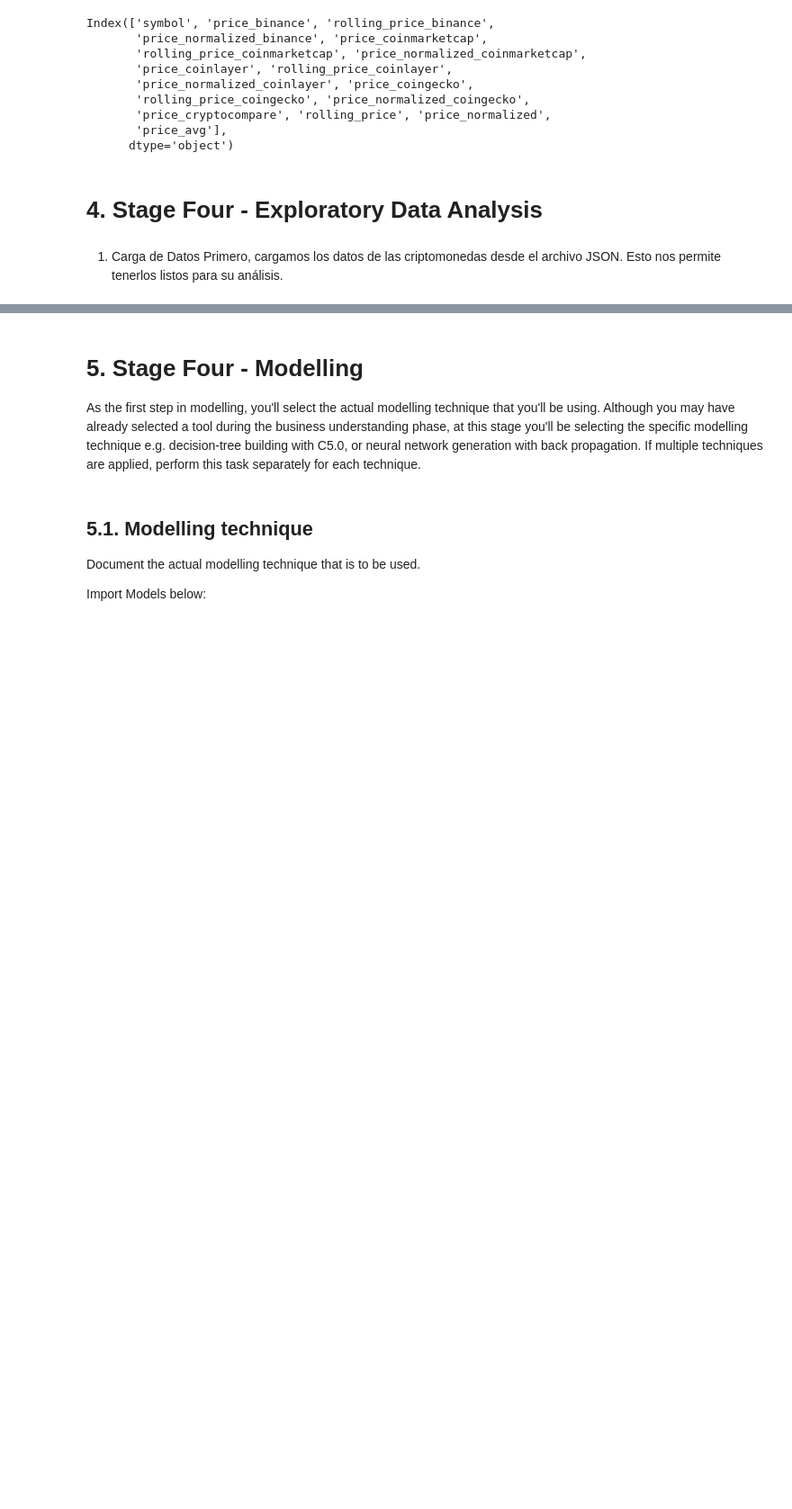
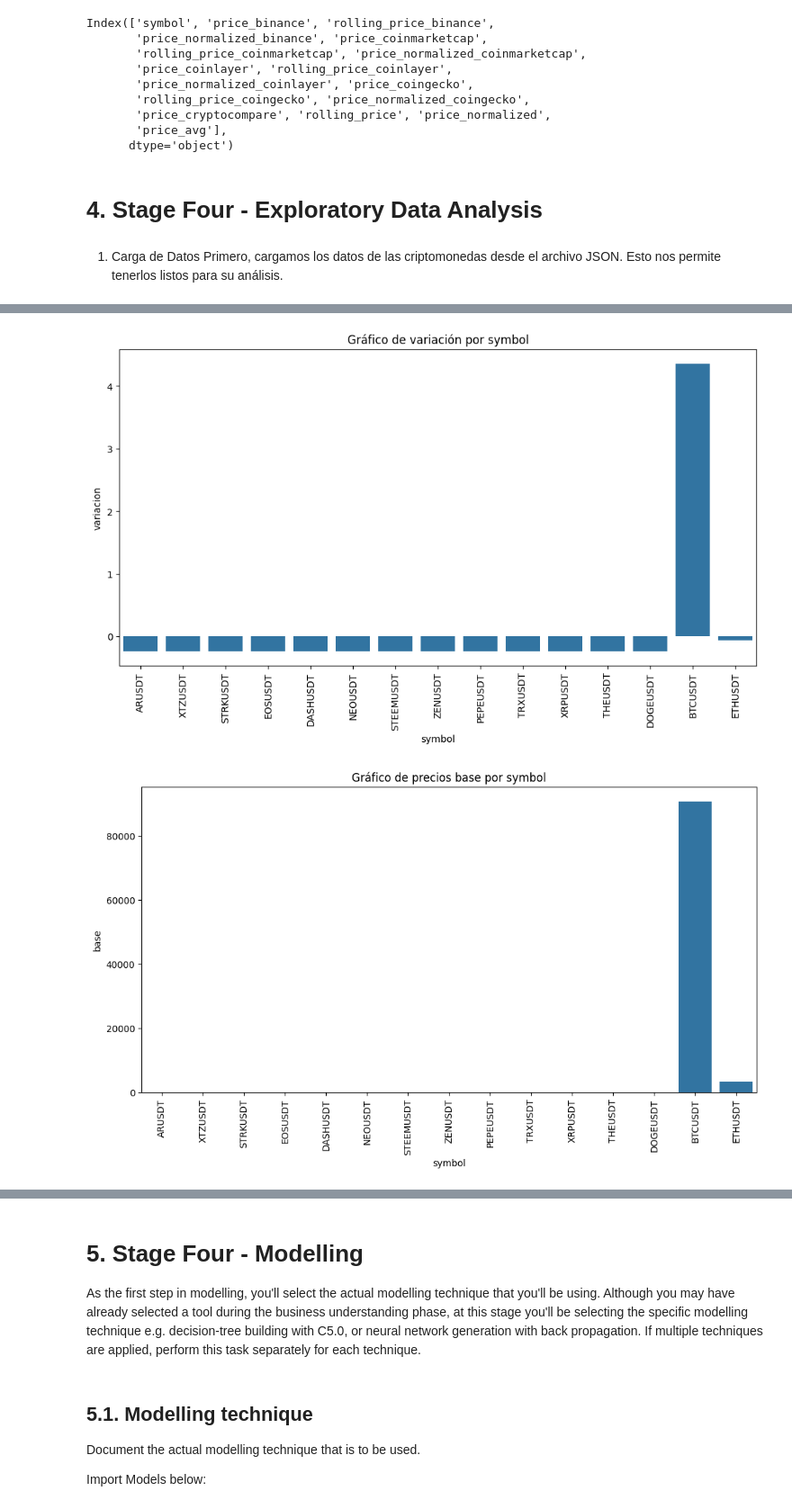
Before and after one commit to IngDatos-SocialMedia/Ing-Datos-Back, a Jupyter notebook: GRUPO-03-ING-DATOS.ipynb, the cells around one changed output, grey strips where cells are left out. Shown at 90% size. Saved outputs shown, nothing was run; the diff lists cells and outputs as text; code cells hidden in the pictures; blank space fills up the shorter version.

Commit message:
fix:Generacion y creacion de datos completa

```diff
--- a/GRUPO-03-ING-DATOS.ipynb
+++ b/GRUPO-03-ING-DATOS.ipynb
@@ -2059,0 +1937,50 @@ Matriz de correlación:
+# %%
+import pandas as pd
+import matplotlib.pyplot as plt
+import seaborn as sns
+
+# Cargar los datos desde el archivo CSV
+file_path = "dataset/dataset.csv"  # Ruta a tu archivo CSV
+
+# Leer el archivo CSV en un DataFrame de pandas
+df = pd.read_csv(file_path)
+
+# Ver las primeras filas para asegurarnos que los datos se han cargado correctamente
+print(df.head())
+
+# Descripción general de los datos
+print("\nDescripción general de los datos:")
+print(df.describe())
+
+# Verificar si hay valores nulos
+print("\nValores nulos en las columnas:")
+print(df.isnull().sum())
+
+# Realizar un gráfico de variación por symbol
+plt.figure(figsize=(12, 6))
+sns.barplot(data=df, x='symbol', y='variacion')
+plt.title("Gráfico de variación por symbol")
+plt.xticks(rotation=90)
+plt.show()
+
+# Gráfico de precios base por symbol
+plt.figure(figsize=(12, 6))
+sns.barplot(data=df, x='symbol', y='base')
+plt.title("Gráfico de precios base por symbol")
+plt.xticks(rotation=90)
+plt.show()
+
+# Gráfico de la columna 'precio' (base - variación)
+plt.figure(figsize=(12, 6))
+sns.barplot(data=df, x='symbol', y='precio')
+plt.title("Gráfico de precio (base - variación)")
+plt.xticks(rotation=90)
+plt.show()
+
+# Si necesitas exportar el DataFrame a un nuevo archivo CSV o JSON
+# Guardar el DataFrame en CSV
+df.to_csv('processed_data.csv', index=False)
+
+# Guardar el DataFrame en JSON
+df.to_json('processed_data.json', orient='records', lines=True)
+# %% [output]
@@ -2059,0 +2004,2 @@ Matriz de correlación:
+[figure, added]
+[figure, added]
```
Also changed, not shown: parts of 7 cells of this notebook, 10 other files.
